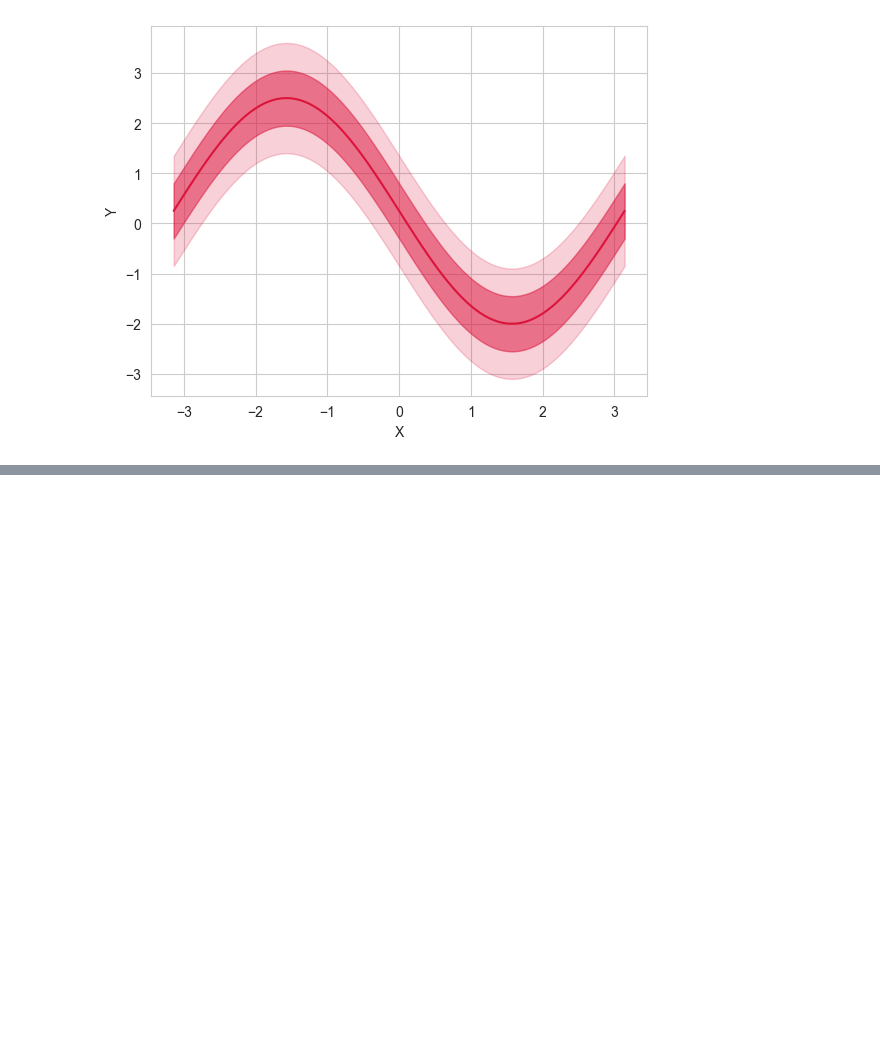
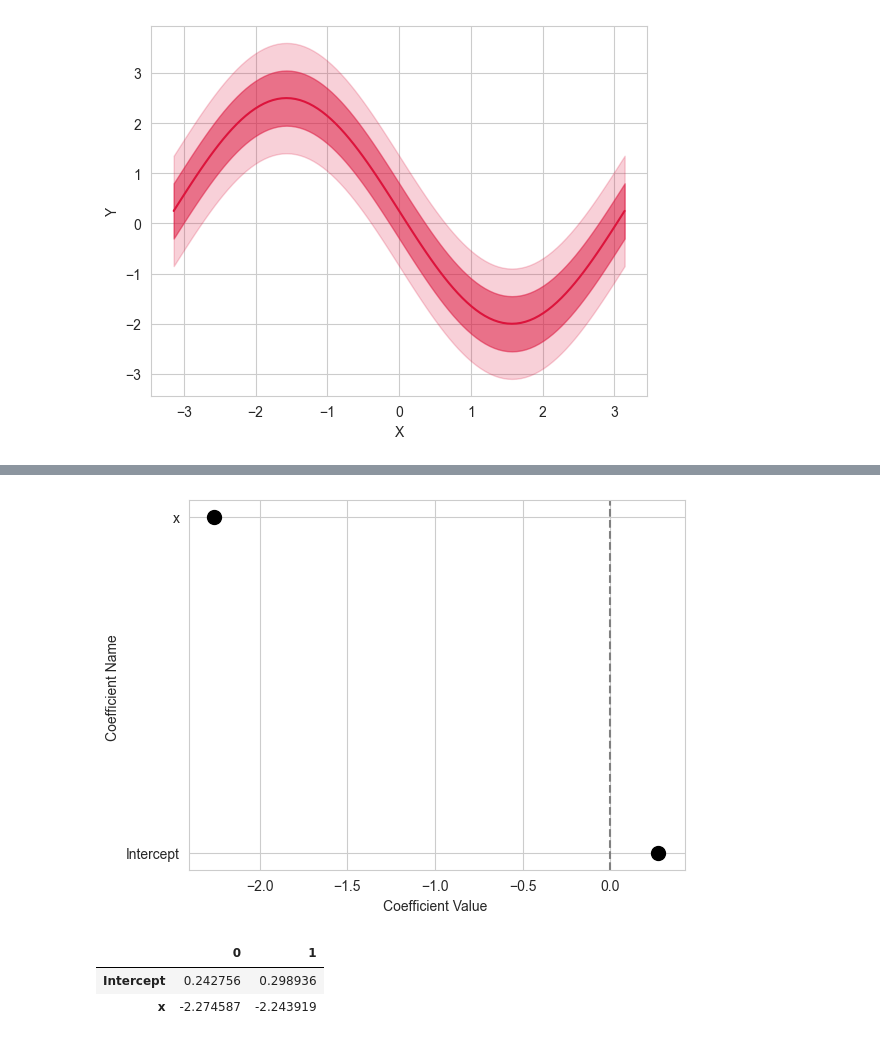
Before and after one commit to gmkumar1988/Data-Analytics-Projects, a Jupyter notebook: Linear_Model_Finance_Mastercard.ipynb, the cells around one changed output, grey strips where cells are left out. Drawn from its saved outputs; the diff is of its cells as text; code cells hidden in the pictures; blank space fills up the shorter version.

```diff
--- a/Linear_Model_Finance_Mastercard.ipynb
+++ b/Linear_Model_Finance_Mastercard.ipynb
@@ -356,0 +602,27 @@ plt.show()
+# %%
+fig, ax = plt.subplots()
+
+### 95% CI around the estimate
+ax.errorbar(y = lm_fit.params.index,
+            x = lm_fit.params,
+            xerr= 2* lm_fit.bse,
+            fmt = 'o', color = 'k', elinewidth = 4, ms = 10)
+
+### Reference Line
+ax.axvline(x = 0, linestyle = '--', color = 'grey')
+
+### Axis label
+ax.set_xlabel('Coefficient Value ')
+ax.set_ylabel('Coefficient Name ')
+
+
+### Use the plot
+plt.show()
+# %% [output]
+[figure, added]
+# %%
+lm_fit.conf_int()
+# %% [output]
+|  | 0 | 1 |
+| Intercept | 0.242756 | 0.298936 |
+| x | -2.274587 | -2.243919 |
```
Also changed, not shown: parts of 42 cells of this notebook, 9 other files.
